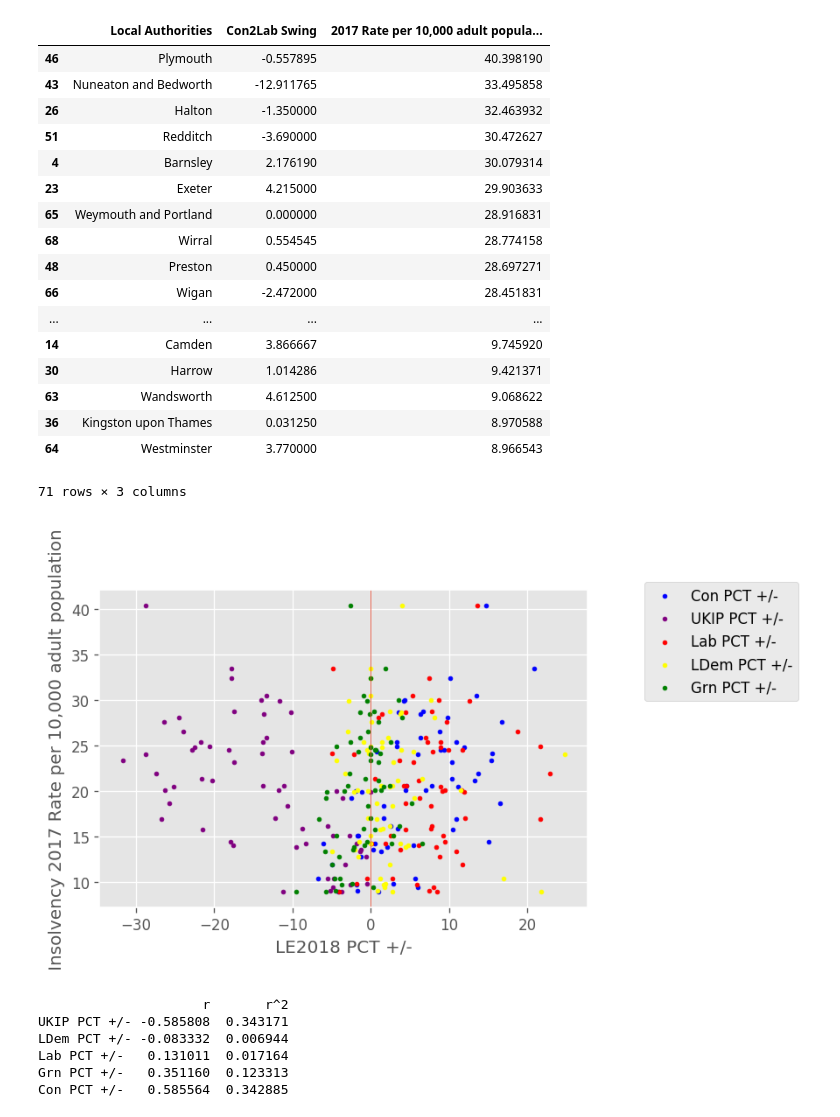
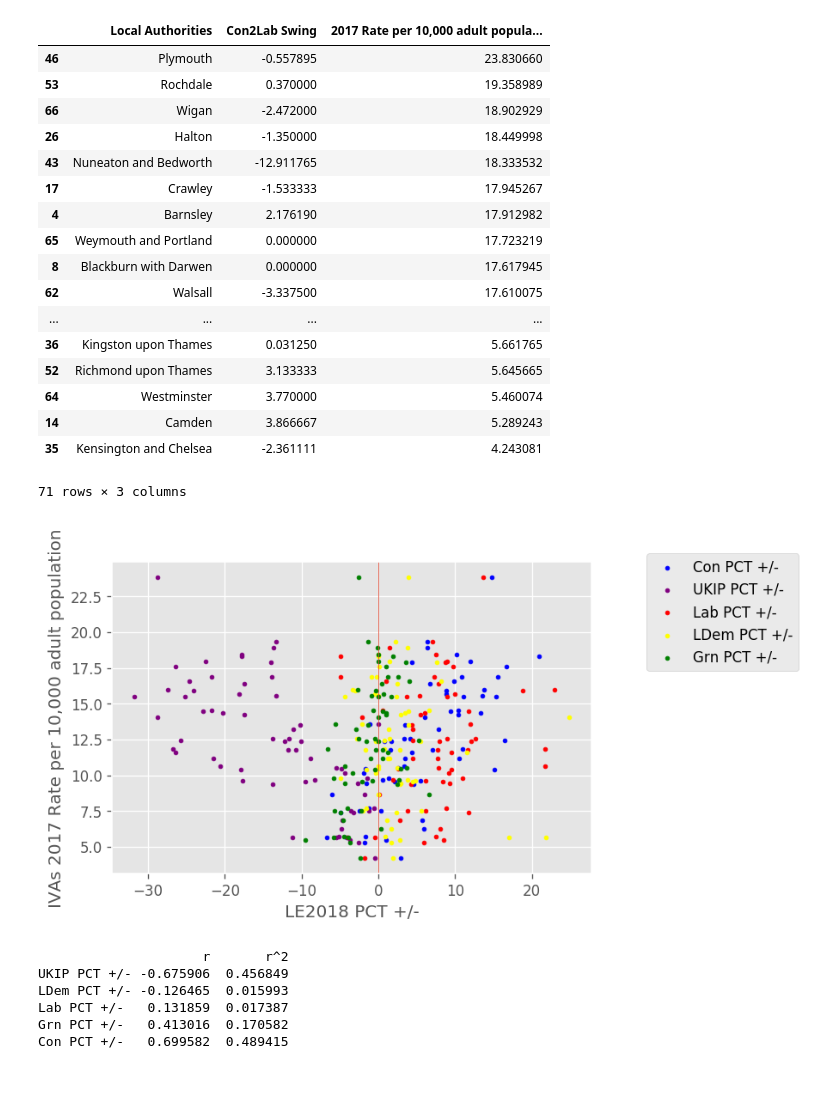
Before and after one commit to CampaignLab/insolvencies, a Jupyter notebook: insolvencies_dec_hackday.ipynb, the cells around one changed output. Saved outputs shown, nothing was run; the diff lists cells and outputs as text; code cells hidden in the pictures; blank space fills up the shorter version.

```diff
--- a/insolvencies_dec_hackday.ipynb
+++ b/insolvencies_dec_hackday.ipynb
@@ -21,9 +26,9 @@ def party2colour(party):
 def clean_cols(df):
     df.columns = df.columns.str.lstrip(' ').str.rstrip(' ')
     return df
-
+_type = 'Total'
 def get_insolvencies_by_la():
-    df = pd.ExcelFile('data/Individual_insolvencies_by_location_2000-17_tables/Total insolvencies 2000_2017.xlsx')
+    df = pd.ExcelFile(f'data/Individual_insolvencies_by_location_2000-17_tables/{_type} 2000_2017.xlsx')
     df = df.parse('Local Authorities')
     df.iloc[1] = df.iloc[1].ffill()
     df.columns = df.iloc[1].fillna('').astype(str) + ' '+ df.iloc[2].fillna('').astype(str)
@@ -113,50 +96,50 @@ plt.show()
 df_merged.sort_values(by='2017 Rate per 10,000 adult population',ascending=False)
 # %% [output]
 |  | Local Authorities | Con2Lab Swing | 2017 Rate per 10,000 adult popula... |
-| 46 | Plymouth | -0.557895 | 40.398190 |
-| 43 | Nuneaton and Bedworth | -12.911765 | 33.495858 |
-| 26 | Halton | -1.350000 | 32.463932 |
-| 51 | Redditch | -3.690000 | 30.472627 |
-| 4 | Barnsley | 2.176190 | 30.079314 |
-| 23 | Exeter | 4.215000 | 29.903633 |
-| 65 | Weymouth and Portland | 0.000000 | 28.916831 |
-| 68 | Wirral | 0.554545 | 28.774158 |
-| 48 | Preston | 0.450000 | 28.697271 |
-| 66 | Wigan | -2.472000 | 28.451831 |
+| 46 | Plymouth | -0.557895 | 23.830660 |
+| 53 | Rochdale | 0.370000 | 19.358989 |
+| 66 | Wigan | -2.472000 | 18.902929 |
+| 26 | Halton | -1.350000 | 18.449998 |
+| 43 | Nuneaton and Bedworth | -12.911765 | 18.333532 |
+| 17 | Crawley | -1.533333 | 17.945267 |
+| 4 | Barnsley | 2.176190 | 17.912982 |
+| 65 | Weymouth and Portland | 0.000000 | 17.723219 |
+| 8 | Blackburn with Darwen | 0.000000 | 17.617945 |
+| 62 | Walsall | -3.337500 | 17.610075 |
 | ... | ... | ... | ... |
-| 14 | Camden | 3.866667 | 9.745920 |
-| 30 | Harrow | 1.014286 | 9.421371 |
-| 63 | Wandsworth | 4.612500 | 9.068622 |
-| 36 | Kingston upon Thames | 0.031250 | 8.970588 |
-| 64 | Westminster | 3.770000 | 8.966543 |
+| 36 | Kingston upon Thames | 0.031250 | 5.661765 |
+| 52 | Richmond upon Thames | 3.133333 | 5.645665 |
+| 64 | Westminster | 3.770000 | 5.460074 |
+| 14 | Camden | 3.866667 | 5.289243 |
+| 35 | Kensington and Chelsea | -2.361111 | 4.243081 |
 71 rows × 3 columns
 # %%
 parties = ['Con','UKIP','Lab','LDem','Grn']
 y_col = '2017 Rate per 10,000 adult population'
 x_cols = [f'{party} PCT +/-' for party in parties]
 
 df_elect_lab = df_elec[['Authority'] + x_cols].rename(columns={'Authority' : 'Local Authorities'})
 df_elect_lab['Local Authorities'] = df_elect_lab['Local Authorities'].str.replace('&','and')
 
 df_elect_lab[x_cols] = df_elect_lab[x_cols].astype(float)
 df_elect_lab = df_elect_lab.groupby('Local Authorities').mean().reset_index()
 
 df_insolv_2016_nc = df_insolv.drop([0,1,2])[['Local Authorities',y_col]]
 
 df_merged = df_elect_lab.merge(df_insolv_2016_nc,on='Local Authorities')
 df_merged[x_cols + [y_col]] = df_merged[x_cols + [y_col]].astype(float)
 
 fig,ax = plt.subplots(dpi=120)
 for x_col in x_cols:
     df_merged.plot(ax=ax,kind='scatter',x=x_col,y=y_col,label=x_col,c=party2colour(x_col),s=8)
 ax.legend(bbox_to_anchor=(1.1, 1.05))
-ax.set_ylabel('Insolvency ' + y_col)
+ax.set_ylabel(_type + ' ' + y_col)
 ax.set_xlabel('LE2018 PCT +/-')
 plt.axvline(0,linewidth=0.5)
 plt.savefig('images/all_parties_insolvencies.png')
 plt.show()
 # %% [output]
-[figure, old version]
+[figure, new version]
 # %%
 corr = df_merged.corr()
 corr['r'] = corr[y_col]
@@ -165,8 +148,8 @@ corr = corr[['r','r^2']].sort_values(by='r')
 print(corr[corr.r != 1.00])
 # %% [output]
                      r       r^2
-UKIP PCT +/- -0.585808  0.343171
-LDem PCT +/- -0.083332  0.006944
-Lab PCT +/-   0.131011  0.017164
-Grn PCT +/-   0.351160  0.123313
-Con PCT +/-   0.585564  0.342885
+UKIP PCT +/- -0.675906  0.456849
+LDem PCT +/- -0.126465  0.015993
+Lab PCT +/-   0.131859  0.017387
+Grn PCT +/-   0.413016  0.170582
+Con PCT +/-   0.699582  0.489415
```
Also changed, not shown: parts of 7 cells of this notebook, 3 other files.
